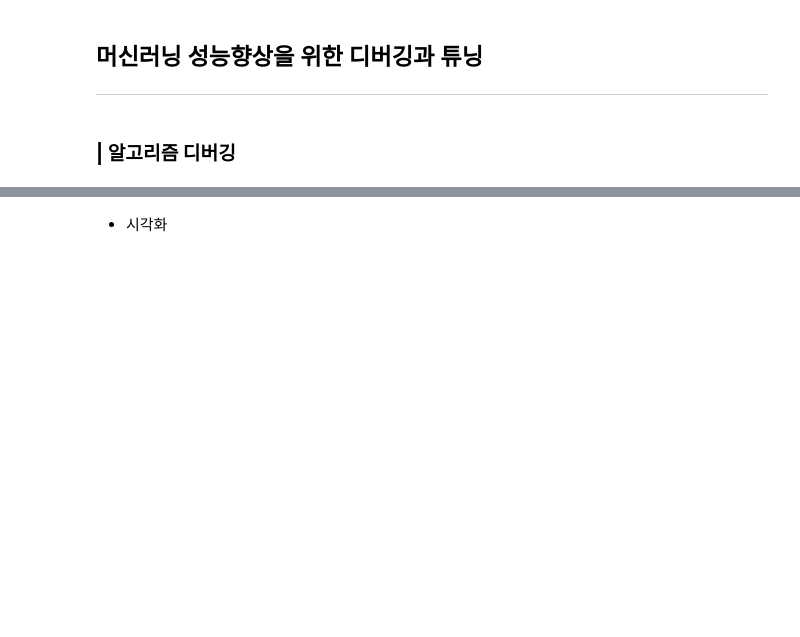
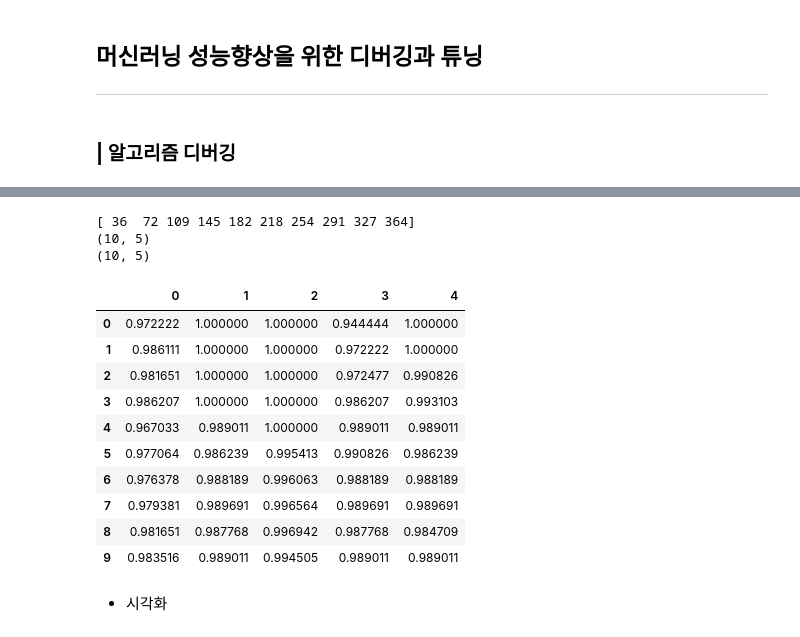
Before and after one commit to yebiny/SkillTreePython-DataAnalysis, a Jupyter notebook: 05.머신러닝기반데이터분석/해설/ch05_12_사이킷런실습_검증과_하이퍼파라미터_튜닝.ipynb, the cells around one changed output, grey strips where cells are left out. Saved outputs shown, nothing was run; the diff lists cells and outputs as text; code cells hidden in the pictures; blank space fills up the shorter version.

````diff
--- a/05.머신러닝기반데이터분석/해설/ch05_12_사이킷런실습_검증과_하이퍼파라미터_튜닝.ipynb
+++ b/05.머신러닝기반데이터분석/해설/ch05_12_사이킷런실습_검증과_하이퍼파라미터_튜닝.ipynb
@@ -332,5 +334,34 @@ sklearn.model_selection.learning_curve(estimator,
                                       return_times=False,
                                       fit_params=None)[source]
 ```
+# %%
+from sklearn.model_selection import learning_curve
+train_sizes, train_scores, valid_scores = learning_curve(estimator=pipe_lr,
+                                                         X = X_train,
+                                                         y = y_train,
+                                                         train_sizes= np.linspace(0.1, 1, 10),
+                                                         cv = 5, # 교차검증 (k=5)
+                                                         shuffle=True
+                                                         )
+print(train_sizes)
+print(train_scores.shape)
+print(valid_scores.shape)
+
+pd.DataFrame(train_scores)
+# %% [output]
+[ 36  72 109 145 182 218 254 291 327 364]
+(10, 5)
+(10, 5)
+|  | 0 | 1 | 2 | 3 | 4 |
+| 0 | 0.972222 | 1.000000 | 1.000000 | 0.944444 | 1.000000 |
+| 1 | 0.986111 | 1.000000 | 1.000000 | 0.972222 | 1.000000 |
+| 2 | 0.981651 | 1.000000 | 1.000000 | 0.972477 | 0.990826 |
+| 3 | 0.986207 | 1.000000 | 1.000000 | 0.986207 | 0.993103 |
+| 4 | 0.967033 | 0.989011 | 1.000000 | 0.989011 | 0.989011 |
+| 5 | 0.977064 | 0.986239 | 0.995413 | 0.990826 | 0.986239 |
+| 6 | 0.976378 | 0.988189 | 0.996063 | 0.988189 | 0.988189 |
+| 7 | 0.979381 | 0.989691 | 0.996564 | 0.989691 | 0.989691 |
+| 8 | 0.981651 | 0.987768 | 0.996942 | 0.987768 | 0.984709 |
+| 9 | 0.983516 | 0.989011 | 0.994505 | 0.989011 | 0.989011 |
 # %% [markdown]
 * 시각화
````
Also changed, not shown: parts of 12 cells of this notebook.
